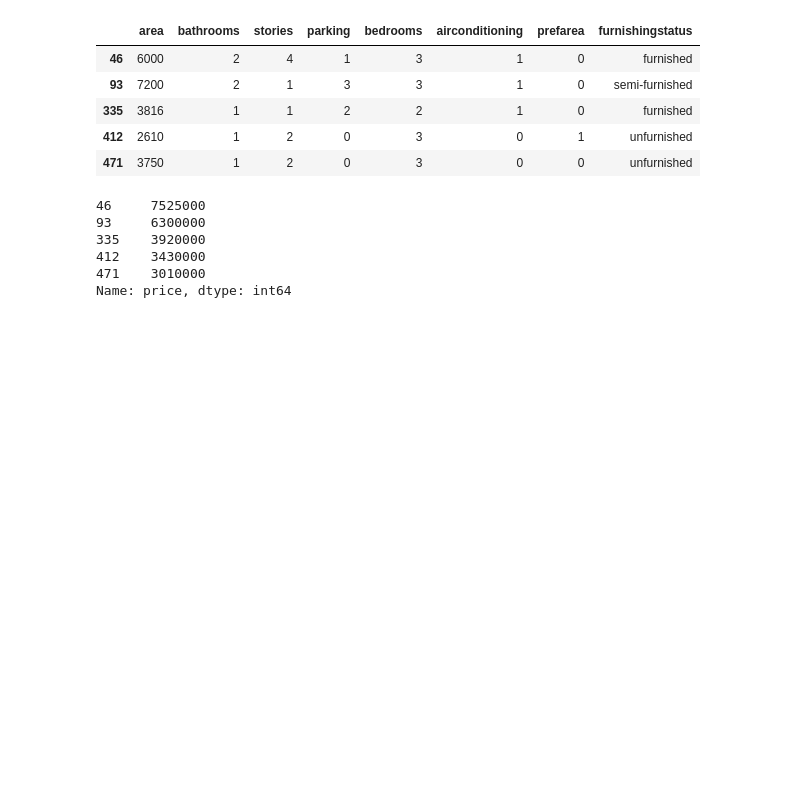
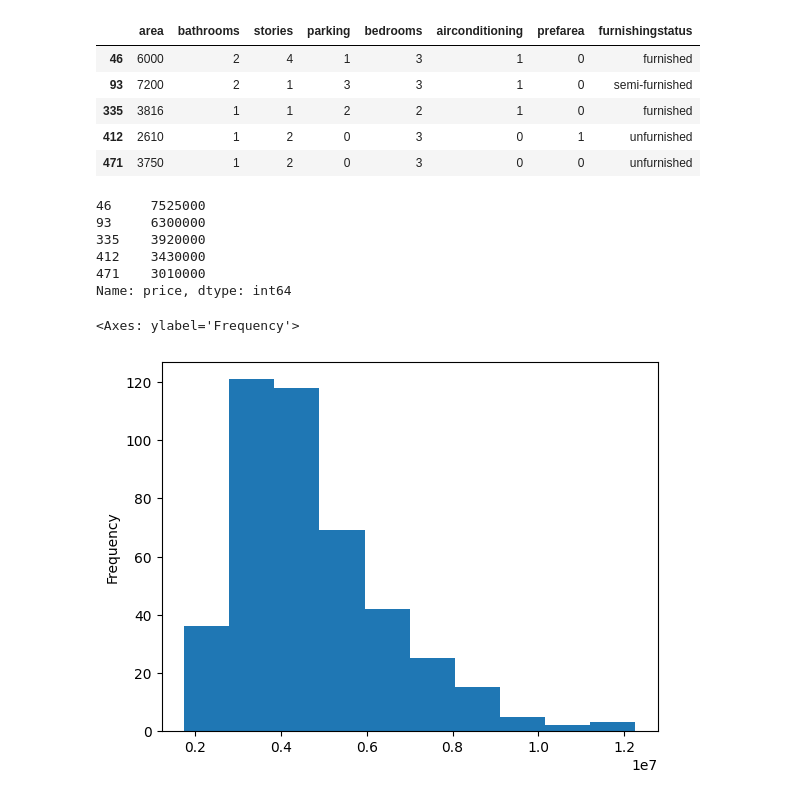
Before and after one commit to juan-c-s/house-price-predictor, a Jupyter notebook: src/house_price_predictor/data_eda/data_fetch.ipynb, the cells around one changed output. Cells and saved outputs as stored; diff of their text form; code cells hidden in the pictures; blank space fills up the shorter version.

```diff
--- a/src/house_price_predictor/data_eda/data_fetch.ipynb
+++ b/src/house_price_predictor/data_eda/data_fetch.ipynb
@@ -232,4 +269,9 @@ y_train.head()
 412    3430000
 471    3010000
 Name: price, dtype: int64
+# %%
+y_train.plot.hist()
+# %% [output]
+<Axes: ylabel='Frequency'>
+[figure, added]
 # %%
```
Also changed, not shown: parts of 16 cells of this notebook, 7 other files.
